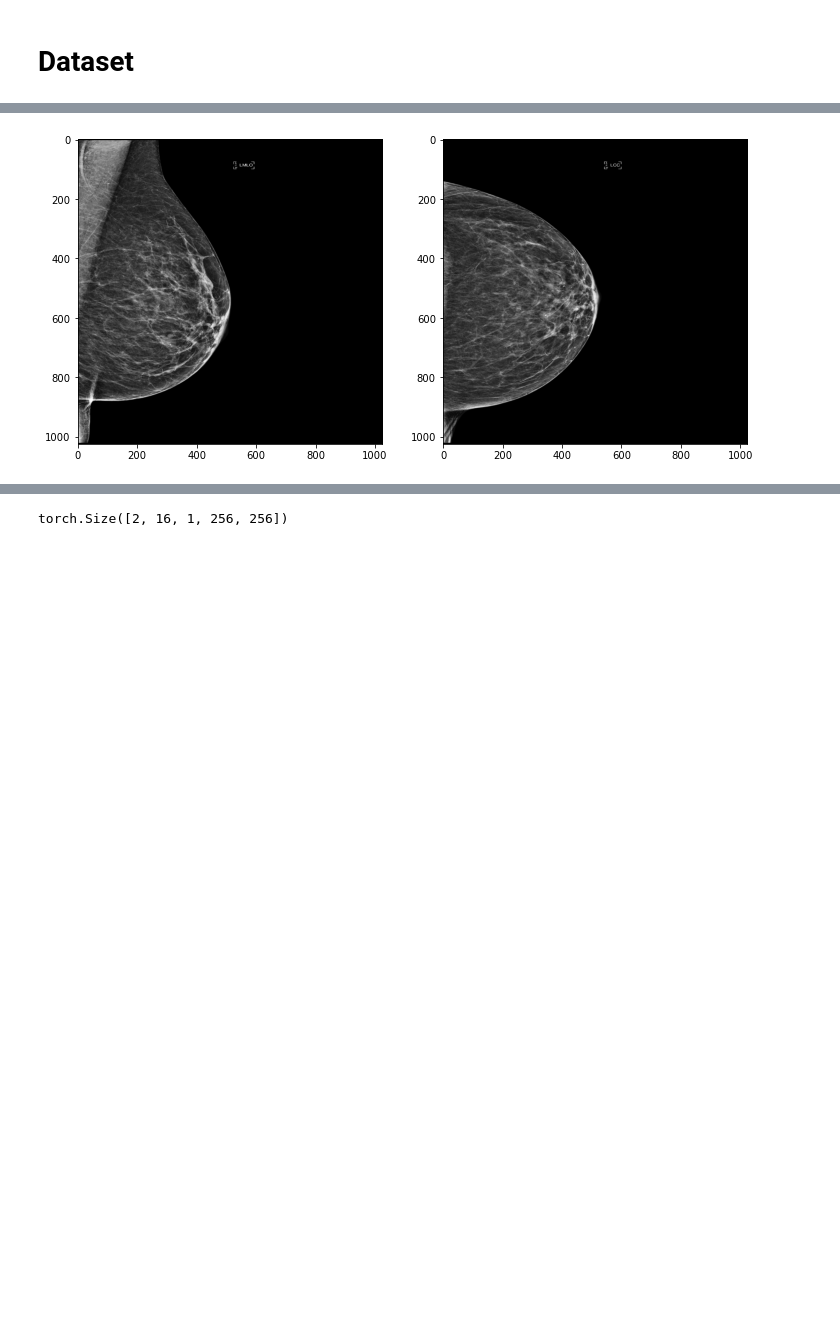
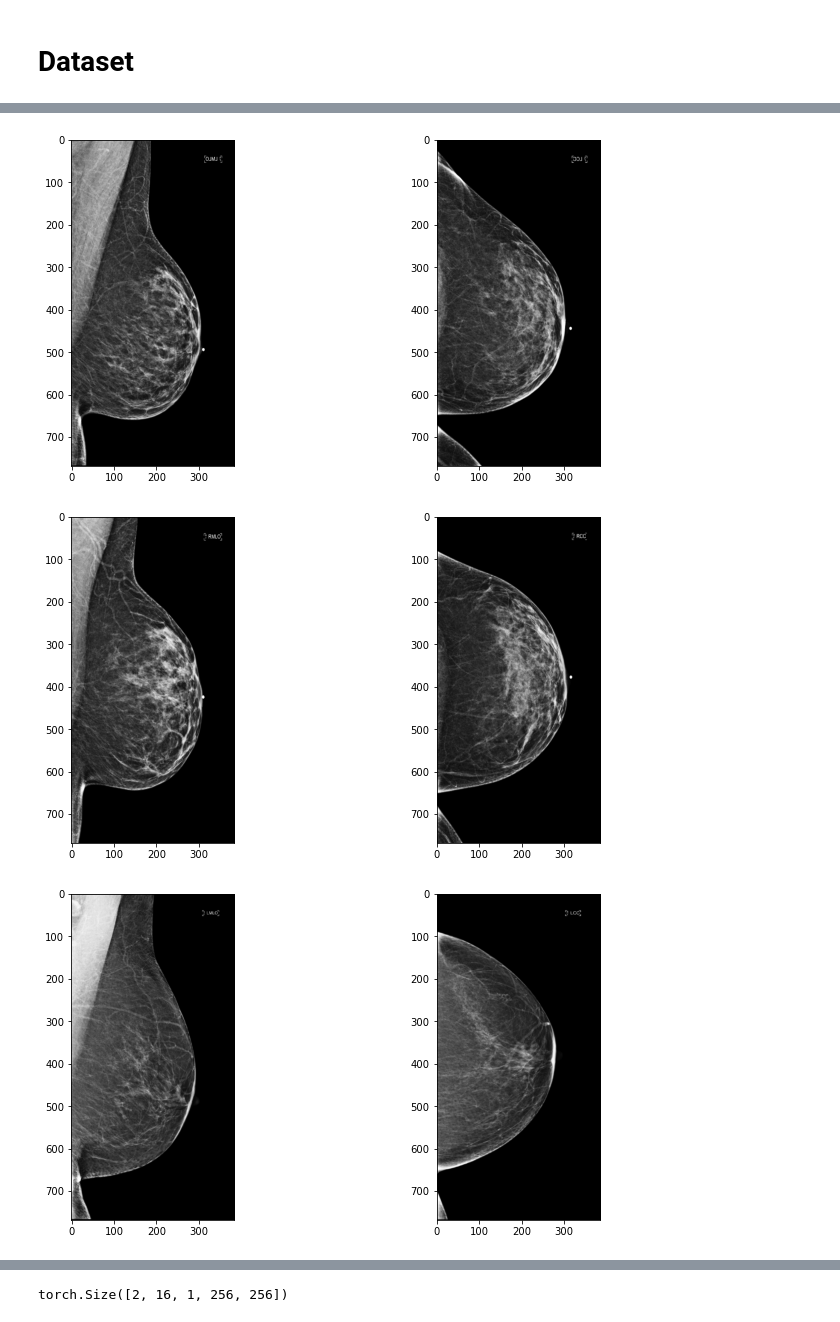
Before and after one commit to analokmaus/kaggle-rsna-breast-cancer, a Jupyter notebook: 00_eda.ipynb, the cells around one changed output, grey strips where cells are left out. Cells and saved outputs as stored; diff of their text form; code cells hidden in the pictures; blank space fills up the shorter version.

```diff
--- a/00_eda.ipynb
+++ b/00_eda.ipynb
@@ -143,2 +179,10 @@ ds = PatientLevelDataset(
-# %%
-img, label = ds[2]
+# %%
+cfg = Dataset02()
+ds = PatientLevelDataset(
+    df=train, image_dir=Path('input/rsna-breast-cancer-detection/image_resized_1024W'),
+    flip_lr=False,
+    preprocess=A.Compose([AutoFlip(), CropROI(threshold=0.1, buffer=160), A.Resize(768, 384)]),
+    transforms=ToTensorV2(),
+    # preprocess=cfg.preprocess['train'],
+    # transforms=cfg.transforms['train']
+)
@@ -145,9 +198,16 @@ img, label = ds[2]
 # %%
-plt.figure(figsize=(12, 6))
-plt.subplot(1, 2, 1)
-plt.imshow(img[0, 0], cmap='gray')
-plt.subplot(1, 2, 2)
-plt.imshow(img[1, 0], cmap='gray')
-plt.show()
+for i in np.arange(160, 170):
+# for i in np.arange(0, 10001, 2000):
+    img, label = ds[i]
+    plt.figure(figsize=(12, 6))
+    plt.subplot(1, 2, 1)
+    plt.imshow(img[0, 0], cmap='gray')
+    plt.subplot(1, 2, 2)
+    plt.imshow(img[1, 0], cmap='gray')
+    plt.show()
+    # plt.savefig(f'input/plot/{i}.png', facecolor='white')
+    plt.close()
 # %% [output]
-[figure, old version]
+[figure, new version]
+[figure, added]
+[figure, added]
```
Also changed, not shown: parts of 10 cells of this notebook, 6 other files.
